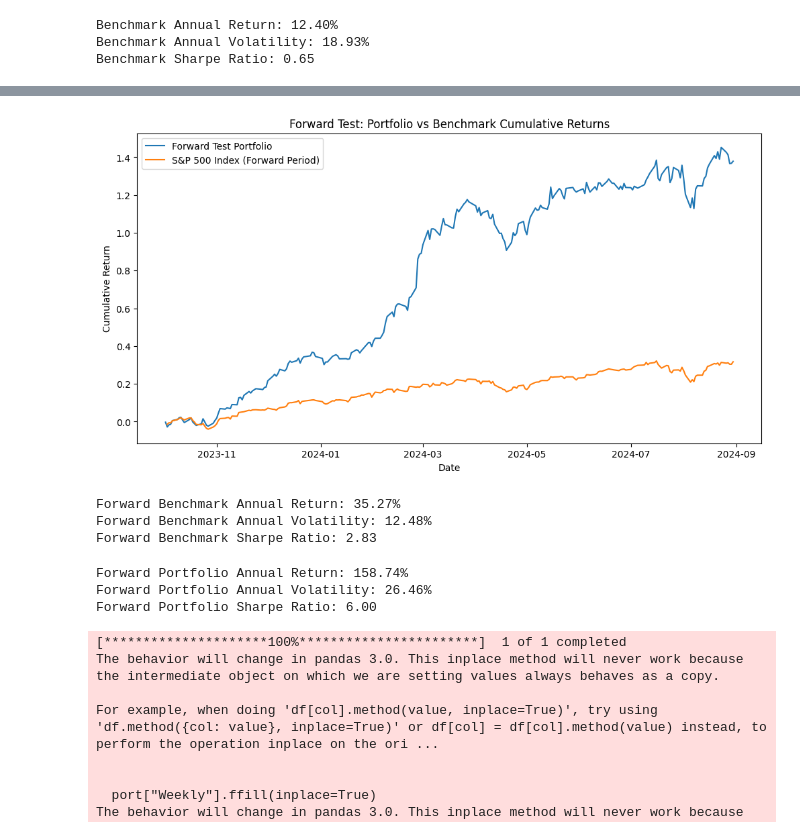
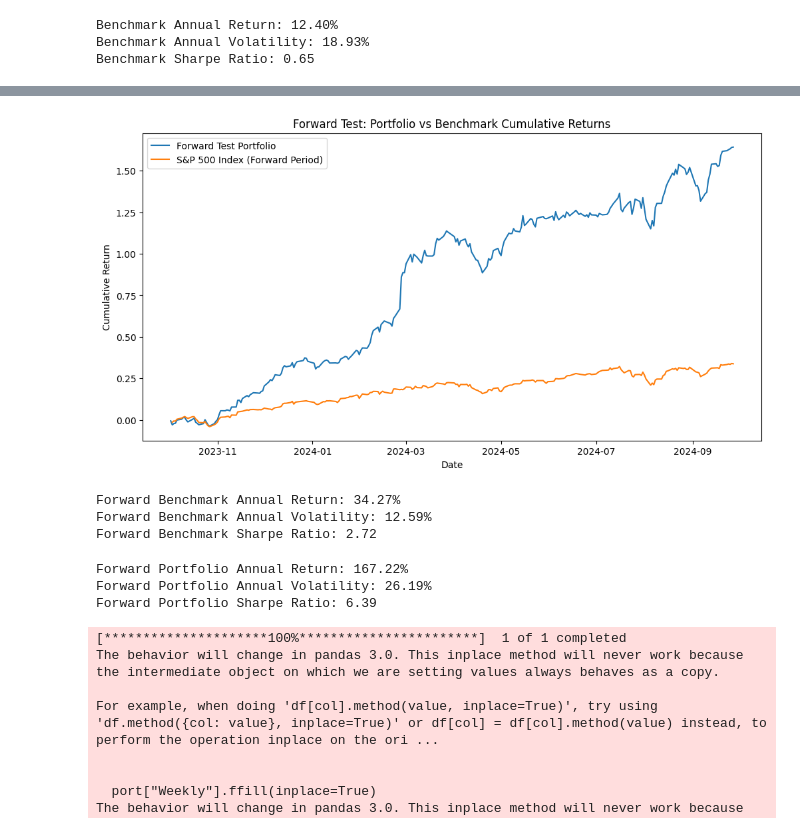
Before and after one commit to DeeDevelopment-AI/portfolio_strategies_management, a Jupyter notebook: notebooks/03 - smart_beta_strategy_optimized.ipynb, the cells around one changed output, grey strips where cells are left out. Drawn from its saved outputs; the diff is of its cells as text; code cells hidden in the pictures.

Commit message:
Updated to get forward test up to 2024-09-30

```diff
--- a/notebooks/03 - smart_beta_strategy_optimized.ipynb
+++ b/notebooks/03 - smart_beta_strategy_optimized.ipynb
@@ -316,7 +316,7 @@ print("Step 8: Performing forward test with extended data...")
 
 # Download historical price data from 2022-01-01 to calculate factors
 extended_start_date = '2022-01-01'
-extended_end_time = '2024-08-31'
+extended_end_time = '2024-09-30'
 print(f"Downloading extended data from {extended_start_date} to {extended_end_time}...")
 extended_data = yf.download(tickers, start=extended_start_date, end=extended_end_time, progress=False)['Adj Close']
 extended_data = extended_data.tz_localize(None)
@@ -429,9 +429,9 @@ Extended signals after cleaning: 930 stocks with 5 factors
 ... (6 lines left out)
 Running forward test...
 Calculating cumulative returns for the forward period...
 Downloading S&P 500 benchmark data for the forward period...
 Plotting forward test results...
-[figure, old version]
+[figure, new version]
 # %%
 forward_annual_return, forward_annual_volatility, forward_sharpe_ratio = calculate_performance_metrics(forward_benchmark_returns)
 
@@ -439,9 +439,9 @@ print(f'Forward Benchmark Annual Return: {forward_annual_return:.2%}')
 print(f'Forward Benchmark Annual Volatility: {forward_annual_volatility:.2%}')
 print(f'Forward Benchmark Sharpe Ratio: {forward_sharpe_ratio:.2f}')
 # %% [output]
-Forward Benchmark Annual Return: 35.27%
-Forward Benchmark Annual Volatility: 12.48%
-Forward Benchmark Sharpe Ratio: 2.83
+Forward Benchmark Annual Return: 34.27%
+Forward Benchmark Annual Volatility: 12.59%
+Forward Benchmark Sharpe Ratio: 2.72
 # %%
 forward_annual_return_pf, forward_annual_volatility_pf, forward_sharpe_ratio_pf = calculate_performance_metrics(forward_portfolio_returns)
 
@@ -449,9 +449,9 @@ print(f'Forward Portfolio Annual Return: {forward_annual_return_pf:.2%}')
 print(f'Forward Portfolio Annual Volatility: {forward_annual_volatility_pf:.2%}')
 print(f'Forward Portfolio Sharpe Ratio: {forward_sharpe_ratio_pf:.2f}')
 # %% [output]
-Forward Portfolio Annual Return: 158.74%
-Forward Portfolio Annual Volatility: 26.46%
-Forward Portfolio Sharpe Ratio: 6.00
+Forward Portfolio Annual Return: 167.22%
+Forward Portfolio Annual Volatility: 26.19%
+Forward Portfolio Sharpe Ratio: 6.39
 # %%
 import quantstats as qs
 
```
Also changed, not shown: parts of 8 cells of this notebook, 1 other file.
